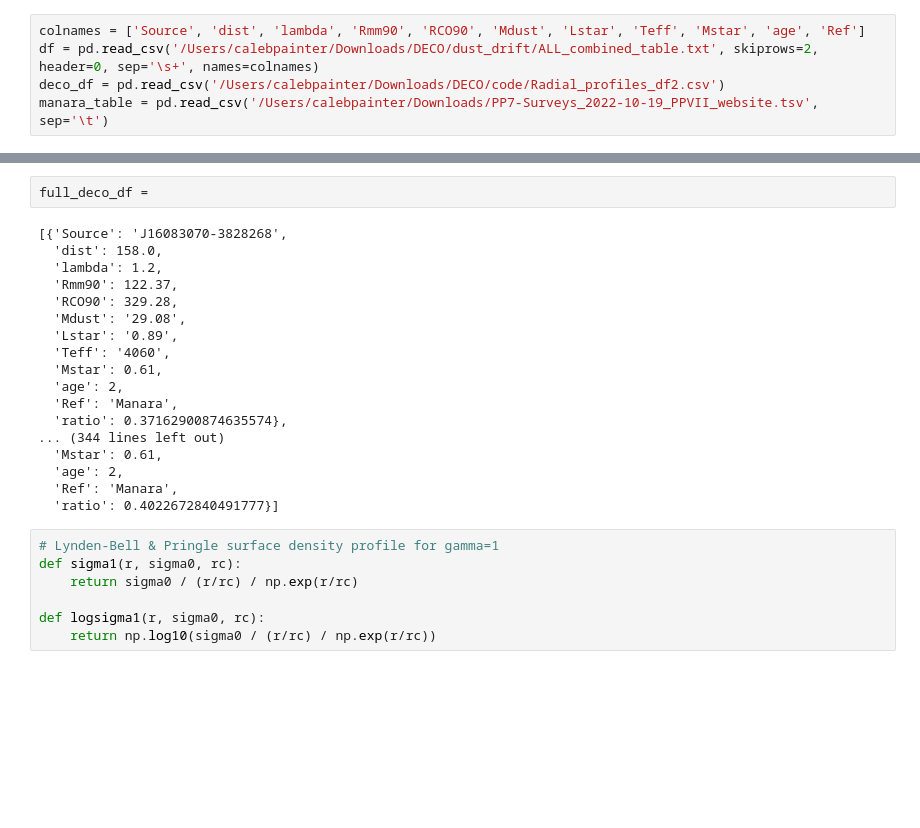
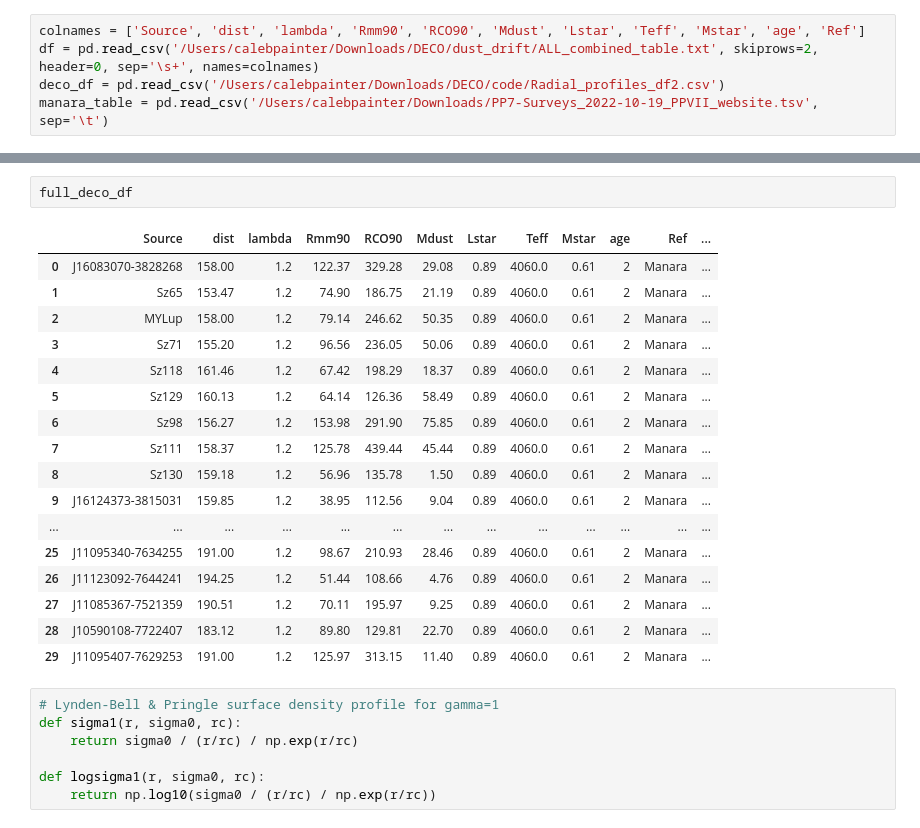
Before and after one commit to QuickPainter/DECO, a Jupyter notebook: drift_fit.ipynb, the cells around one changed output, grey strips where cells are left out. Saved outputs shown, nothing was run; the diff lists cells and outputs as text; blank space fills up the shorter version.

```diff
--- a/drift_fit.ipynb
+++ b/drift_fit.ipynb
@@ -86,23 +98,23 @@ J11095407-7629253 ChamI 191.0 125.97 313.15
 # %%
-full_deco_df =
+full_deco_df
 # %% [output]
-[{'Source': 'J16083070-3828268',
-  'dist': 158.0,
-  'lambda': 1.2,
-  'Rmm90': 122.37,
-  'RCO90': 329.28,
-  'Mdust': '29.08',
-  'Lstar': '0.89',
-  'Teff': '4060',
-  'Mstar': 0.61,
-  'age': 2,
-  'Ref': 'Manara',
-  'ratio': 0.37162900874635574},
-... (344 lines left out)
-  'Mstar': 0.61,
-  'age': 2,
-  'Ref': 'Manara',
-  'ratio': 0.4022672840491777}]
+|  | Source | dist | lambda | Rmm90 | RCO90 | Mdust | Lstar | Teff | Mstar | age | Ref | ... |
+| 0 | J16083070-3828268 | 158.00 | 1.2 | 122.37 | 329.28 | 29.08 | 0.89 | 4060.0 | 0.61 | 2 | Manara | ... |
+| 1 | Sz65 | 153.47 | 1.2 | 74.90 | 186.75 | 21.19 | 0.89 | 4060.0 | 0.61 | 2 | Manara | ... |
+| 2 | MYLup | 158.00 | 1.2 | 79.14 | 246.62 | 50.35 | 0.89 | 4060.0 | 0.61 | 2 | Manara | ... |
+| 3 | Sz71 | 155.20 | 1.2 | 96.56 | 236.05 | 50.06 | 0.89 | 4060.0 | 0.61 | 2 | Manara | ... |
+| 4 | Sz118 | 161.46 | 1.2 | 67.42 | 198.29 | 18.37 | 0.89 | 4060.0 | 0.61 | 2 | Manara | ... |
+| 5 | Sz129 | 160.13 | 1.2 | 64.14 | 126.36 | 58.49 | 0.89 | 4060.0 | 0.61 | 2 | Manara | ... |
+| 6 | Sz98 | 156.27 | 1.2 | 153.98 | 291.90 | 75.85 | 0.89 | 4060.0 | 0.61 | 2 | Manara | ... |
+| 7 | Sz111 | 158.37 | 1.2 | 125.78 | 439.44 | 45.44 | 0.89 | 4060.0 | 0.61 | 2 | Manara | ... |
+| 8 | Sz130 | 159.18 | 1.2 | 56.96 | 135.78 | 1.50 | 0.89 | 4060.0 | 0.61 | 2 | Manara | ... |
+| 9 | J16124373-3815031 | 159.85 | 1.2 | 38.95 | 112.56 | 9.04 | 0.89 | 4060.0 | 0.61 | 2 | Manara | ... |
+| ... | ... | ... | ... | ... | ... | ... | ... | ... | ... | ... | ... | ... |
+| 25 | J11095340-7634255 | 191.00 | 1.2 | 98.67 | 210.93 | 28.46 | 0.89 | 4060.0 | 0.61 | 2 | Manara | ... |
+| 26 | J11123092-7644241 | 194.25 | 1.2 | 51.44 | 108.66 | 4.76 | 0.89 | 4060.0 | 0.61 | 2 | Manara | ... |
+| 27 | J11085367-7521359 | 190.51 | 1.2 | 70.11 | 195.97 | 9.25 | 0.89 | 4060.0 | 0.61 | 2 | Manara | ... |
+| 28 | J10590108-7722407 | 183.12 | 1.2 | 89.80 | 129.81 | 22.70 | 0.89 | 4060.0 | 0.61 | 2 | Manara | ... |
+| 29 | J11095407-7629253 | 191.00 | 1.2 | 125.97 | 313.15 | 11.40 | 0.89 | 4060.0 | 0.61 | 2 | Manara | ... |
 # %%
 # Lynden-Bell & Pringle surface density profile for gamma=1
 def sigma1(r, sigma0, rc):
```
Also changed, not shown: parts of 6 cells of this notebook, 35 other files.
